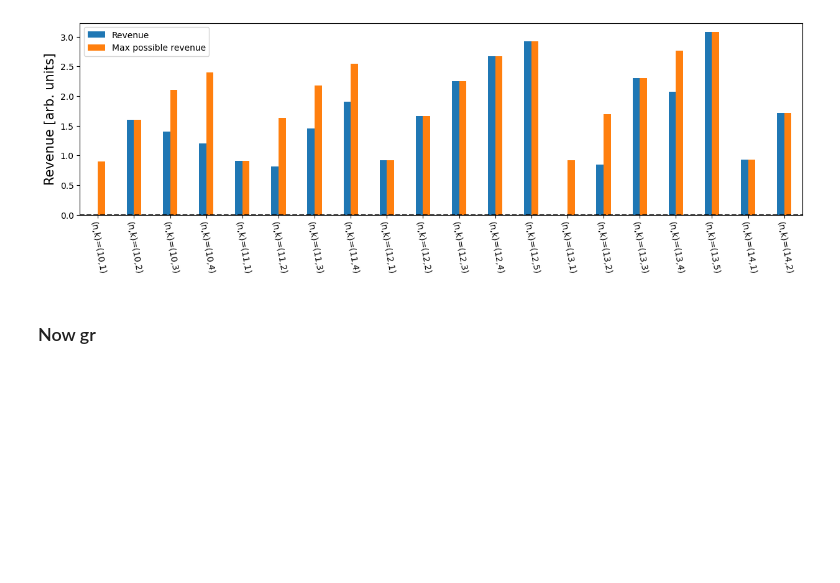
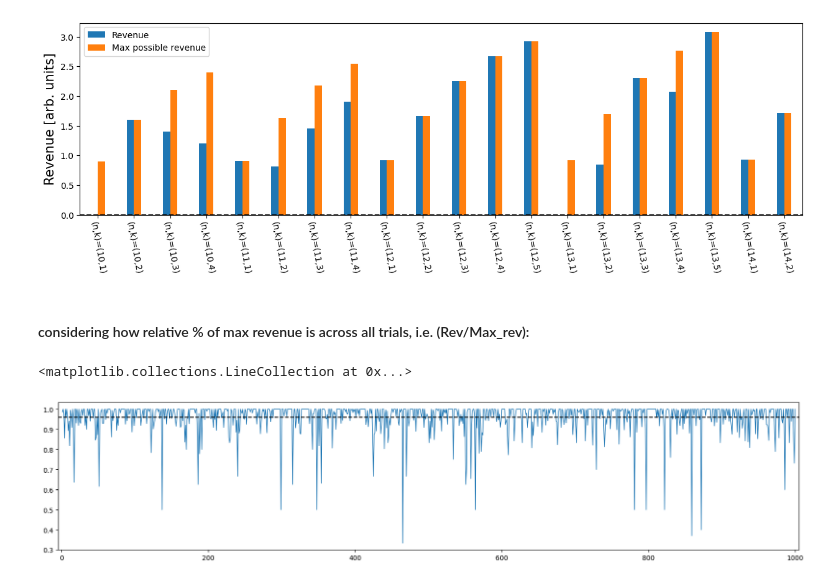
Before and after one commit to seba2390/RandomizedAlgorithms2023, a Jupyter notebook: Project 3/main.ipynb, the cells around one changed output. Cells and saved outputs as stored; diff of their text form; code cells hidden in the pictures; blank space fills up the shorter version.

```diff
--- a/Project 3/main.ipynb
+++ b/Project 3/main.ipynb
@@ -90,5 +91,18 @@ ax.legend()
 plt.show()
 # %% [output]
 [figure]
-# %% [markdown]
-### Now gr
+# %% [markdown]
+#### considering how relative % of max revenue is across all trials, i.e. (Rev/Max_rev):
+# %%
+view_size = 1000
+fractions = np.random.permutation([standard_revenues[i] / max_revenue[i] for i in range(len(standard_revenues))])[:view_size]
+trials = [i+1 for i in range(len(standard_revenues))][:view_size]
+fig, ax = plt.subplots(1,1, figsize=(20,4))
+
+ax.plot(trials,fractions, lw=1)
+buffer = 0.005*view_size
+ax.set_xlim(-buffer,np.max(trials)+buffer)
+ax.hlines(np.mean(fractions),-buffer,np.max(trials)+buffer,ls='--',color='black')
+# %% [output]
+<matplotlib.collections.LineCollection at 0x...>
+[figure, added]
```
Also changed, not shown: parts of 1 cell of this notebook.
